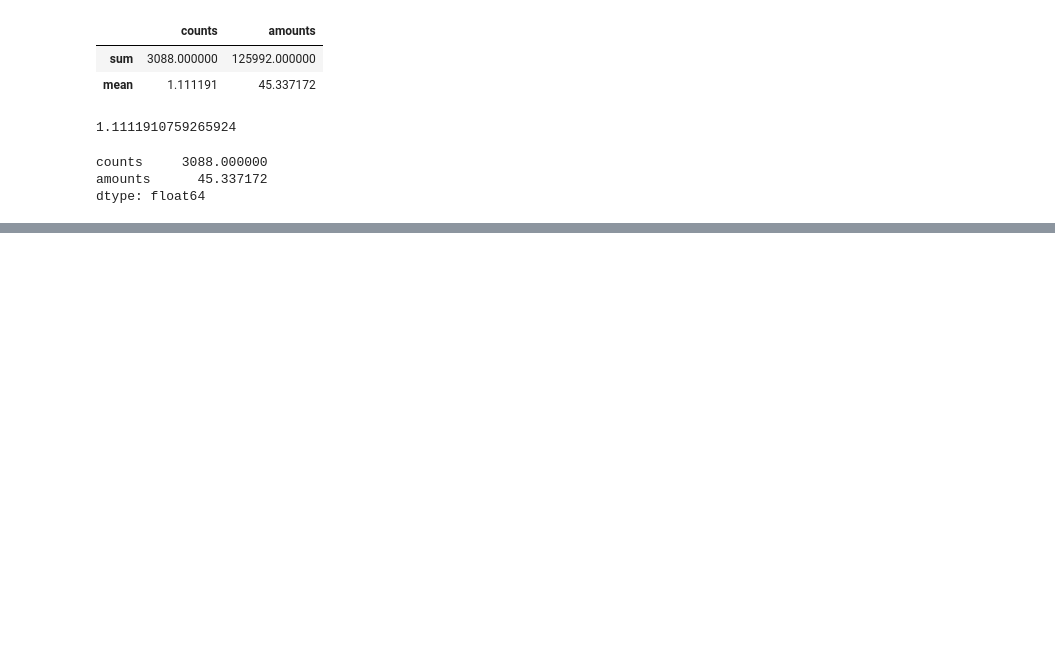
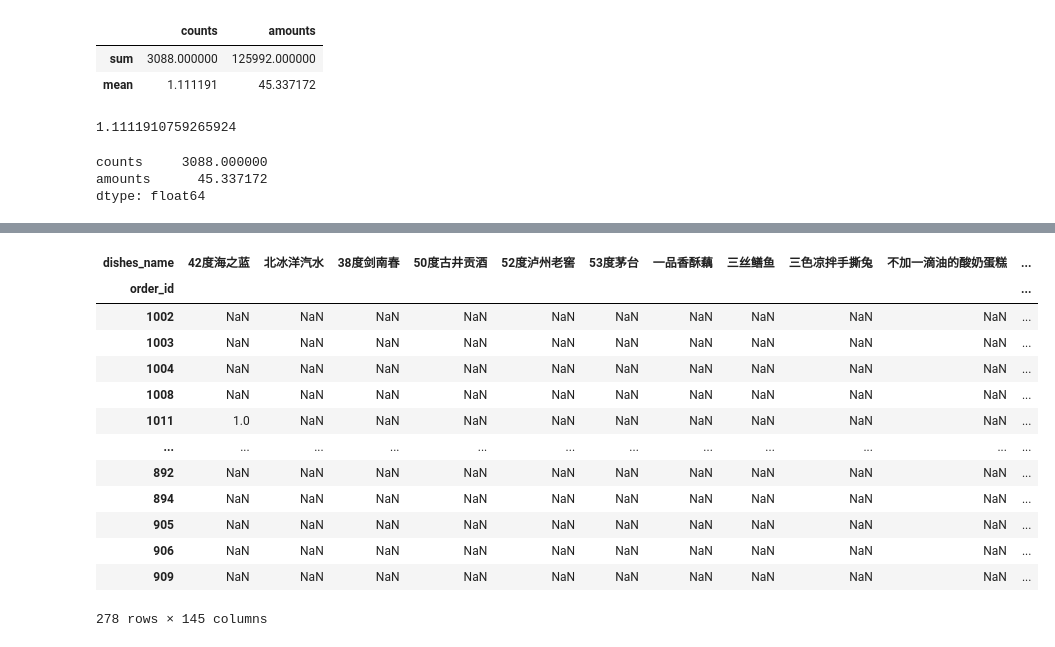
Before and after one commit to jayhebe/Python_Jupyter, a Jupyter notebook: DA20200809-Pandas.ipynb, the cells around one changed output, grey strips where cells are left out. Saved outputs shown, nothing was run; the diff lists cells and outputs as text; code cells hidden in the pictures; blank space fills up the shorter version.

```diff
--- a/DA20200809-Pandas.ipynb
+++ b/DA20200809-Pandas.ipynb
@@ -297,0 +575,20 @@ dtype: float64
+# %%
+pd.crosstab(index=detail["order_id"],
+           columns=detail["dishes_name"],
+           values=detail["counts"],
+           aggfunc=np.sum)
+# %% [output]
+| dishes_name | 42度海之蓝 | 北冰洋汽水 | 38度剑南春 | 50度古井贡酒 | 52度泸州老窖 | 53度茅台 | 一品香酥藕 | 三丝鳝鱼 | 三色凉拌手撕兔 | 不加一滴油的酸奶蛋糕 | ... |
+| order_id |  |  |  |  |  |  |  |  |  |  | ... |
+| 1002 | NaN | NaN | NaN | NaN | NaN | NaN | NaN | NaN | NaN | NaN | ... |
+| 1003 | NaN | NaN | NaN | NaN | NaN | NaN | NaN | NaN | NaN | NaN | ... |
+| 1004 | NaN | NaN | NaN | NaN | NaN | NaN | NaN | NaN | NaN | NaN | ... |
+| 1008 | NaN | NaN | NaN | NaN | NaN | NaN | NaN | NaN | NaN | NaN | ... |
+| 1011 | 1.0 | NaN | NaN | NaN | NaN | NaN | NaN | NaN | NaN | NaN | ... |
+| ... | ... | ... | ... | ... | ... | ... | ... | ... | ... | ... | ... |
+| 892 | NaN | NaN | NaN | NaN | NaN | NaN | NaN | NaN | NaN | NaN | ... |
+| 894 | NaN | NaN | NaN | NaN | NaN | NaN | NaN | NaN | NaN | NaN | ... |
+| 905 | NaN | NaN | NaN | NaN | NaN | NaN | NaN | NaN | NaN | NaN | ... |
+| 906 | NaN | NaN | NaN | NaN | NaN | NaN | NaN | NaN | NaN | NaN | ... |
+| 909 | NaN | NaN | NaN | NaN | NaN | NaN | NaN | NaN | NaN | NaN | ... |
+278 rows × 145 columns
```
Also changed, not shown: parts of 29 cells of this notebook, 2 other files.
